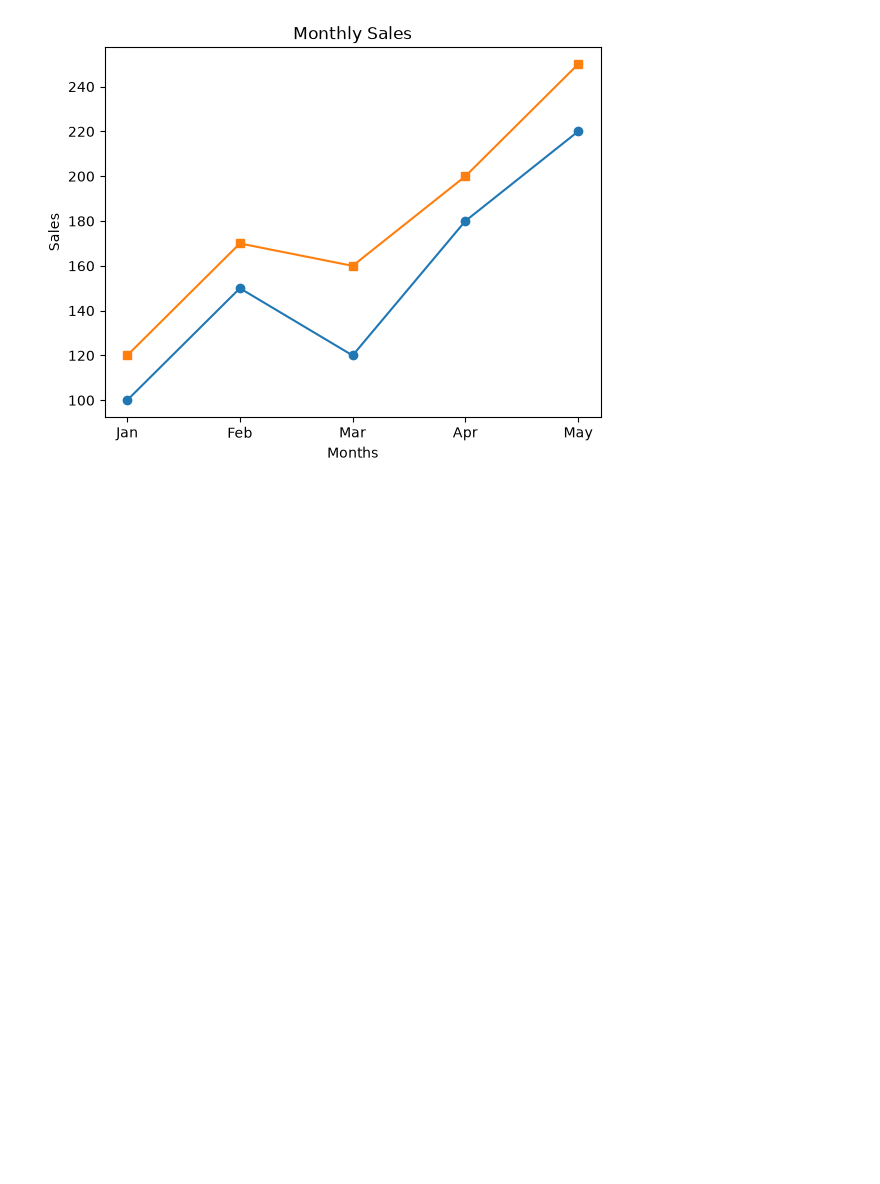
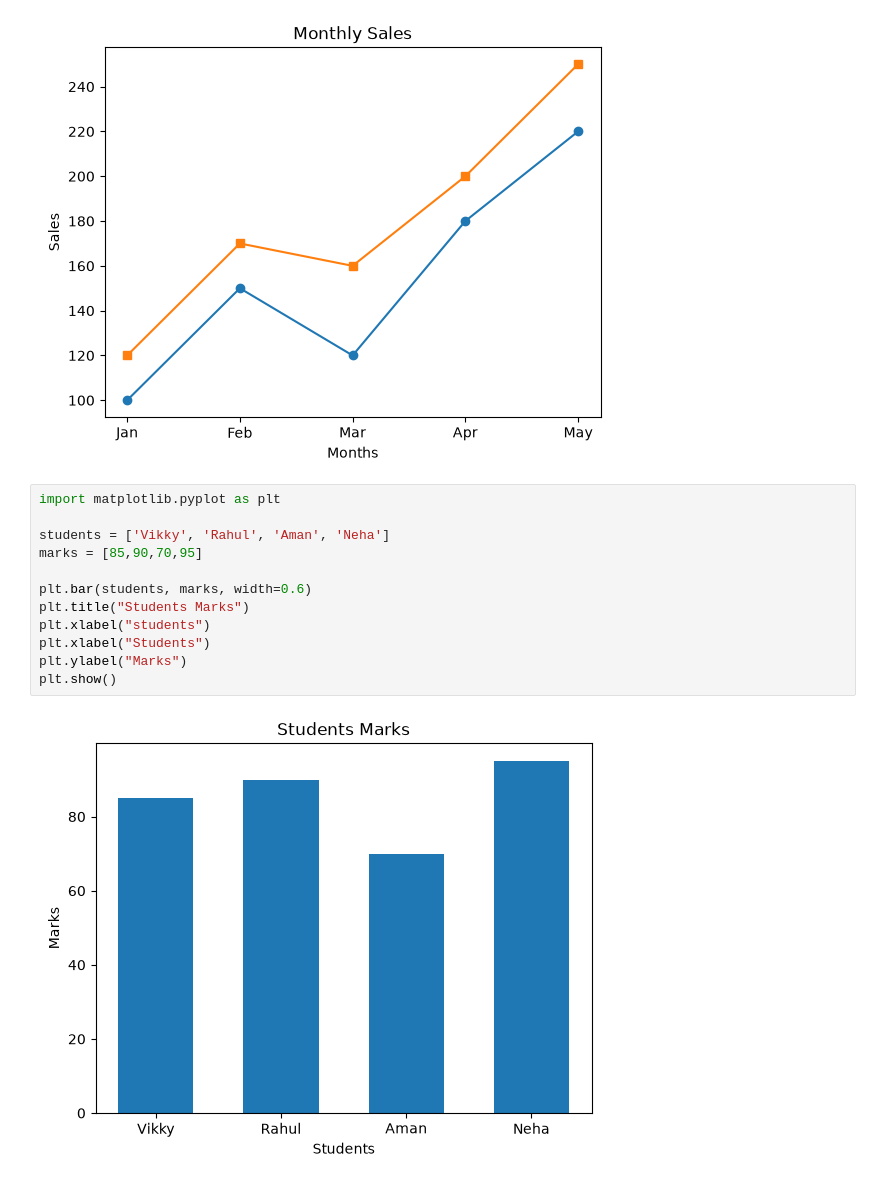
Before and after one commit to Harshit83183/Pythonn, a Jupyter notebook: Day_matplotlib.ipynb, the cells around one changed output. Drawn from its saved outputs; the diff is of its cells as text; blank space fills up the shorter version.

```diff
--- a/Day_matplotlib.ipynb
+++ b/Day_matplotlib.ipynb
@@ -59,3 +59,17 @@ plt.ylabel("Sales")
 # %% [output]
 Text(0, 0.5, 'Sales')
 [figure]
+# %%
+import matplotlib.pyplot as plt
+
+students = ['Vikky', 'Rahul', 'Aman', 'Neha']
+marks = [85,90,70,95]
+
+plt.bar(students, marks, width=0.6)
+plt.title("Students Marks")
+plt.xlabel("students")
+plt.xlabel("Students")
+plt.ylabel("Marks")
+plt.show()
+# %% [output]
+[figure, added]
```
Also changed, not shown: parts of 1 cell of this notebook.
